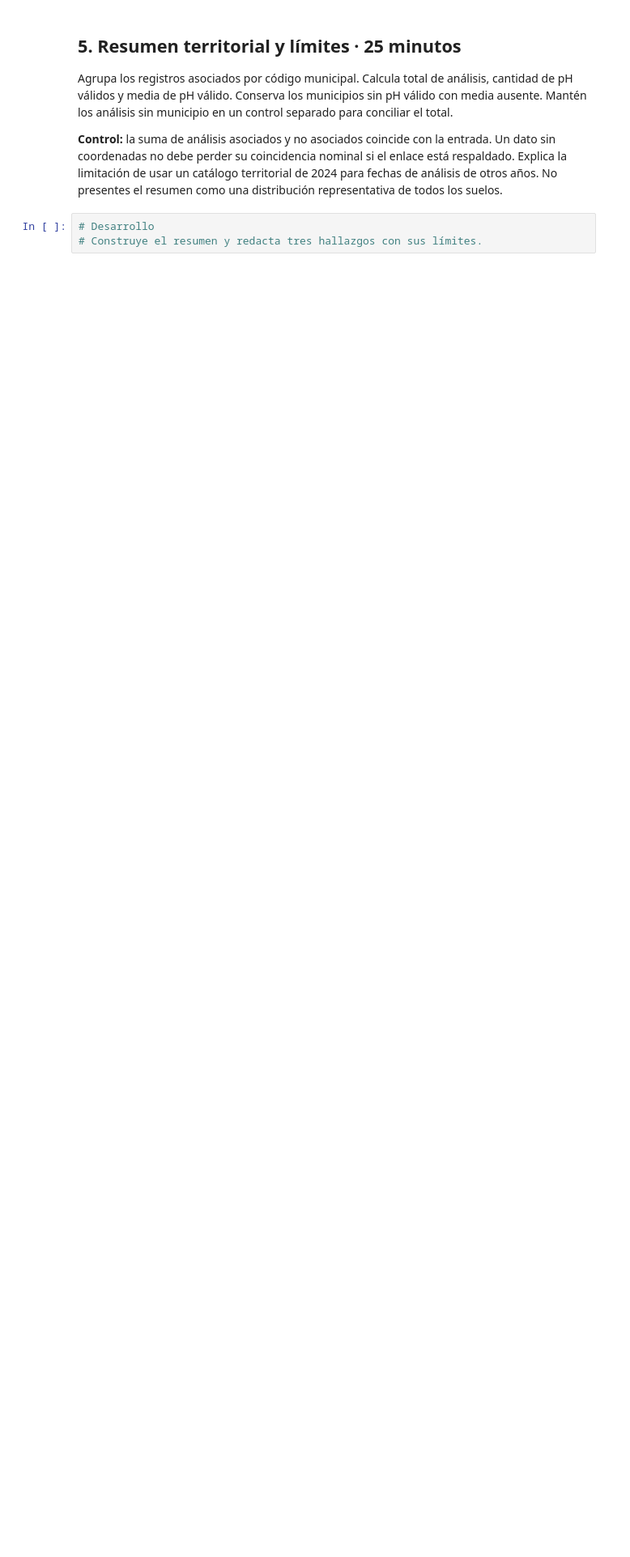
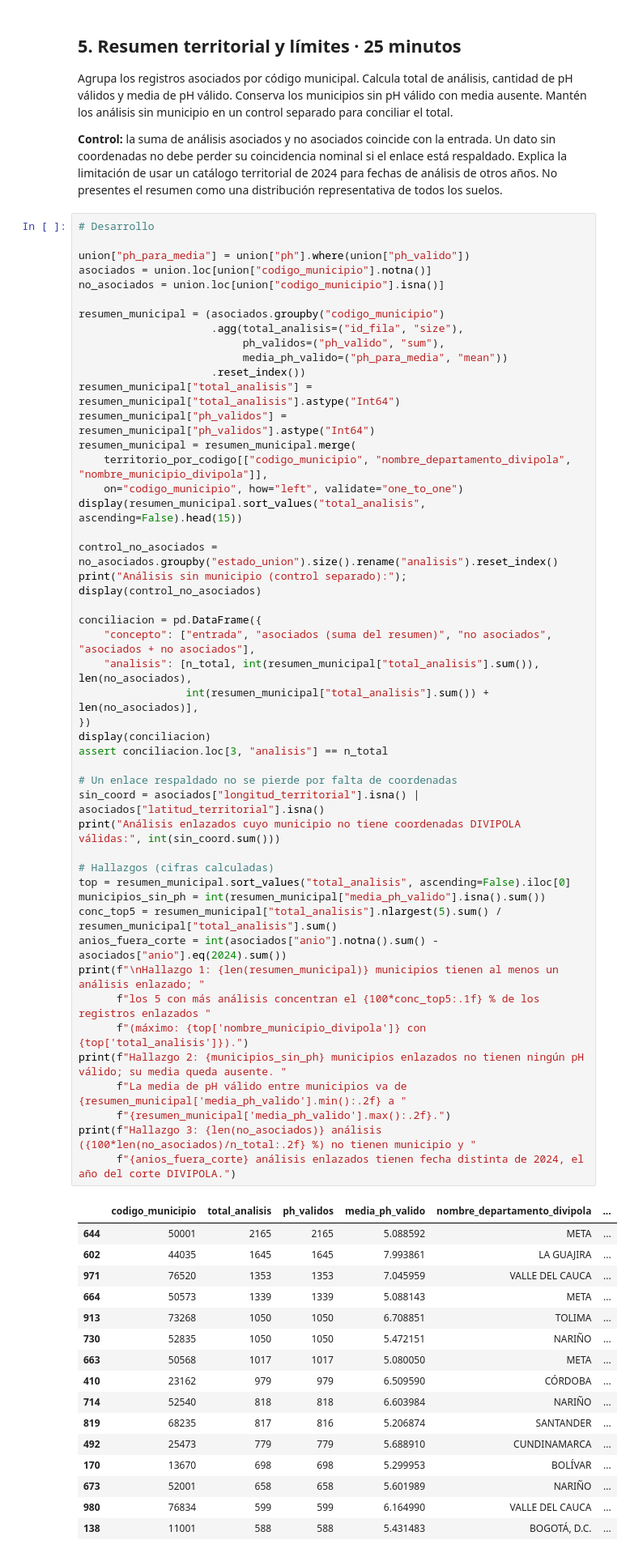
Before and after one commit to stefany16-web/big-data-postgraduate, a Jupyter notebook: soluciones/PD04_limpieza_integracion_territorial.ipynb, the cells around one changed output. Shown at 81% size. Drawn from its saved outputs; the diff is of its cells as text; blank space fills up the shorter version.

```diff
--- a/soluciones/PD04_limpieza_integracion_territorial.ipynb
+++ b/soluciones/PD04_limpieza_integracion_territorial.ipynb
@@ -252,4 +746,65 @@ Agrupa los registros asociados por código municipal. Calcula total de análisis
 **Control:** la suma de análisis asociados y no asociados coincide con la entrada. Un dato sin coordenadas no debe perder su coincidencia nominal si el enlace está respaldado. Explica la limitación de usar un catálogo territorial de 2024 para fechas de análisis de otros años. No presentes el resumen como una distribución representativa de todos los suelos.
 # %%
 # Desarrollo
-# Construye el resumen y redacta tres hallazgos con sus límites.
+
+union["ph_para_media"] = union["ph"].where(union["ph_valido"])
+asociados = union.loc[union["codigo_municipio"].notna()]
+no_asociados = union.loc[union["codigo_municipio"].isna()]
+
+resumen_municipal = (asociados.groupby("codigo_municipio")
+                     .agg(total_analisis=("id_fila", "size"),
+                          ph_validos=("ph_valido", "sum"),
+                          media_ph_valido=("ph_para_media", "mean"))
+                     .reset_index())
+resumen_municipal["total_analisis"] = resumen_municipal["total_analisis"].astype("Int64")
+resumen_municipal["ph_validos"] = resumen_municipal["ph_validos"].astype("Int64")
+resumen_municipal = resumen_municipal.merge(
+    territorio_por_codigo[["codigo_municipio", "nombre_departamento_divipola", "nombre_municipio_divipola"]],
+    on="codigo_municipio", how="left", validate="one_to_one")
+display(resumen_municipal.sort_values("total_analisis", ascending=False).head(15))
+
+control_no_asociados = no_asociados.groupby("estado_union").size().rename("analisis").reset_index()
+print("Análisis sin municipio (control separado):"); display(control_no_asociados)
+
+conciliacion = pd.DataFrame({
+    "concepto": ["entrada", "asociados (suma del resumen)", "no asociados", "asociados + no asociados"],
+    "analisis": [n_total, int(resumen_municipal["total_analisis"].sum()), len(no_asociados),
+                 int(resumen_municipal["total_analisis"].sum()) + len(no_asociados)],
+})
+display(conciliacion)
+assert conciliacion.loc[3, "analisis"] == n_total
+
+# Un enlace respaldado no se pierde por falta de coordenadas
+sin_coord = asociados["longitud_territorial"].isna() | asociados["latitud_territorial"].isna()
+print("Análisis enlazados cuyo municipio no tiene coordenadas DIVIPOLA válidas:", int(sin_coord.sum()))
+
+# Hallazgos (cifras calculadas)
+top = resumen_municipal.sort_values("total_analisis", ascending=False).iloc[0]
+municipios_sin_ph = int(resumen_municipal["media_ph_valido"].isna().sum())
+conc_top5 = resumen_municipal["total_analisis"].nlargest(5).sum() / resumen_municipal["total_analisis"].sum()
+anios_fuera_corte = int(asociados["anio"].notna().sum() - asociados["anio"].eq(2024).sum())
+print(f"\nHallazgo 1: {len(resumen_municipal)} municipios tienen al menos un análisis enlazado; "
+      f"los 5 con más análisis concentran el {100*conc_top5:.1f} % de los registros enlazados "
+      f"(máximo: {top['nombre_municipio_divipola']} con {top['total_analisis']}).")
+print(f"Hallazgo 2: {municipios_sin_ph} municipios enlazados no tienen ningún pH válido; su media queda ausente. "
+      f"La media de pH válido entre municipios va de {resumen_municipal['media_ph_valido'].min():.2f} a "
+      f"{resumen_municipal['media_ph_valido'].max():.2f}.")
+print(f"Hallazgo 3: {len(no_asociados)} análisis ({100*len(no_asociados)/n_total:.2f} %) no tienen municipio y "
+      f"{anios_fuera_corte} análisis enlazados tienen fecha distinta de 2024, el año del corte DIVIPOLA.")
+# %% [output]
+|  | codigo_municipio | total_analisis | ph_validos | media_ph_valido | nombre_departamento_divipola | ... |
+| 644 | 50001 | 2165 | 2165 | 5.088592 | META | ... |
+| 602 | 44035 | 1645 | 1645 | 7.993861 | LA GUAJIRA | ... |
+| 971 | 76520 | 1353 | 1353 | 7.045959 | VALLE DEL CAUCA | ... |
+| 664 | 50573 | 1339 | 1339 | 5.088143 | META | ... |
+| 913 | 73268 | 1050 | 1050 | 6.708851 | TOLIMA | ... |
+| 730 | 52835 | 1050 | 1050 | 5.472151 | NARIÑO | ... |
+| 663 | 50568 | 1017 | 1017 | 5.080050 | META | ... |
+| 410 | 23162 | 979 | 979 | 6.509590 | CÓRDOBA | ... |
+| 714 | 52540 | 818 | 818 | 6.603984 | NARIÑO | ... |
+| 819 | 68235 | 817 | 816 | 5.206874 | SANTANDER | ... |
+| 492 | 25473 | 779 | 779 | 5.688910 | CUNDINAMARCA | ... |
+| 170 | 13670 | 698 | 698 | 5.299953 | BOLÍVAR | ... |
+| 673 | 52001 | 658 | 658 | 5.601989 | NARIÑO | ... |
+| 980 | 76834 | 599 | 599 | 6.164990 | VALLE DEL CAUCA | ... |
+| 138 | 11001 | 588 | 588 | 5.431483 | BOGOTÁ, D.C. | ... |
```
Also changed, not shown: parts of 22 cells of this notebook, 1 other file.
